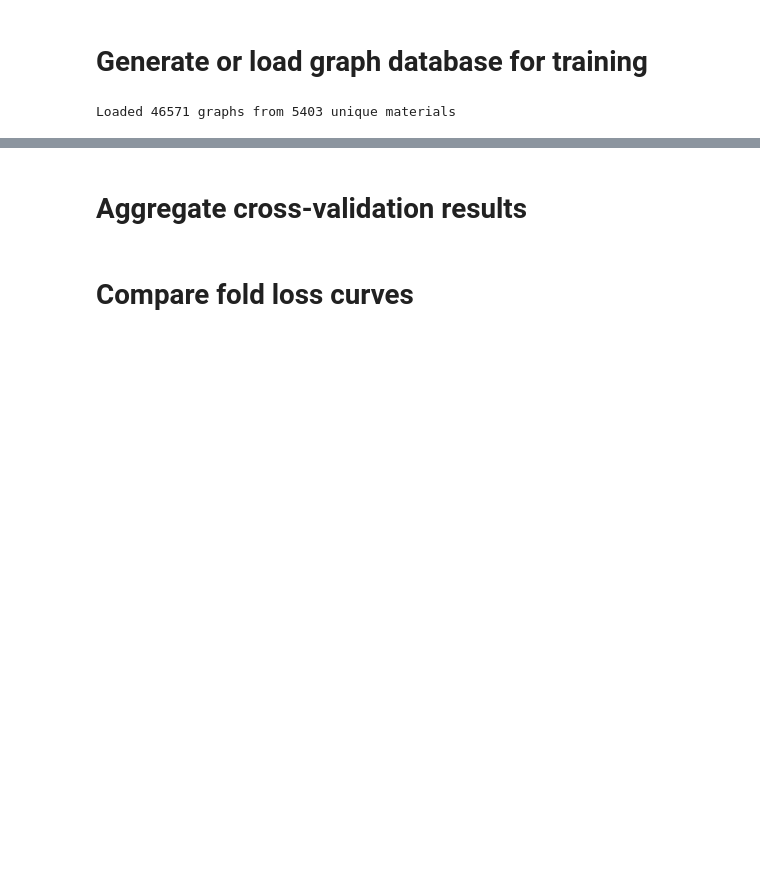
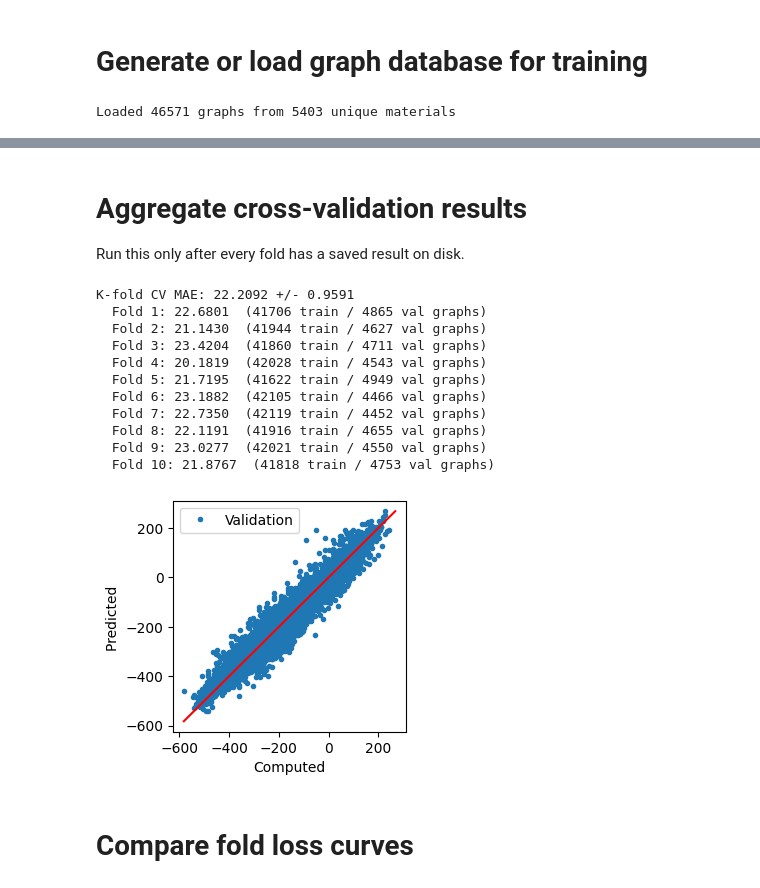
Before and after one commit to IonRepo/ml-phasetransitions, a Jupyter notebook: train-GNN-kfold.ipynb, the cells around one changed output, grey strips where cells are left out. Drawn from its saved outputs; the diff is of its cells as text; code cells hidden in the pictures; blank space fills up the shorter version.

Commit message:
Updated k-fold notebook

```diff
--- a/train-GNN-kfold.ipynb
+++ b/train-GNN-kfold.ipynb
@@ -39,19 +49,23 @@ cld.save_json(files_names, f'{target_folder}/files_names.json')
 
 
 def get_fold_files_names(fold_idx):
-    """Per-fold file paths, so each fold's standardized data/checkpoints don't overwrite one another.
+    """Per-fold file paths, namespaced by n_splits so a different fold count
+    can never collide with a previous configuration's checkpoints/results.
 
     Args:
-        fold_idx (int): Index of the current fold.
+        fold_idx (int): Index of the fold.
 
     Returns:
-        dict: File paths for this fold's train/val datasets, standardization parameters, and model checkpoint.
+        dict: File paths for this fold's data, checkpoint, and saved results.
     """
+    tag = f'n{n_splits}_fold{fold_idx}'
     return {
-        'train_dataset_std': f'{target_folder}/fold{fold_idx}_train_dataset_std.pt',
-        'val_dataset_std':   f'{target_folder}/fold{fold_idx}_val_dataset_std.pt',
-        'std_parameters':    f'{target_folder}/fold{fold_idx}_standardized_parameters.json',
-        'model':             f'{target_folder}/fold{fold_idx}_model.pt'
+        'train_dataset_std': f'{target_folder}/{tag}_train_dataset_std.pt',
+        'val_dataset_std':   f'{target_folder}/{tag}_val_dataset_std.pt',
+        'std_parameters':    f'{target_folder}/{tag}_standardized_parameters.json',
+        'model':             f'{target_folder}/{tag}_model.pt',
+        'result':            f'{target_folder}/{tag}_result.json',
+        'oof':               f'{target_folder}/{tag}_oof.json'
     }
 # %% [markdown]
 # Define parameters
@@ -146 +183,5 @@ Fold 12/12: 4953 train materials, 450 val materials
+# %%
+fold_idx_to_run = 0
+
+assert 0 <= fold_idx_to_run < n_splits, f"fold_idx_to_run must be between 0 and {n_splits - 1}"
 # %% [markdown]
@@ -319,27 +328,61 @@ Fold 4/12 best Val MAE: 26.6082
 # %% [markdown]
 # Aggregate cross-validation results
+
+Run this only after every fold has a saved result on disk.
 # %%
+missing = [k for k in range(n_splits) if not os.path.exists(get_fold_files_names(k)['result'])]
+if missing:
+    raise RuntimeError(f'Missing saved results for fold(s) {missing}. Train each one '
+                       f'(set fold_idx_to_run and restart the kernel) before aggregating.')
+
+fold_results       = []
+oof_labels         = []
+oof_predictions    = []
+oof_ground_truths  = []
+for k in range(n_splits):
+    fold_paths = get_fold_files_names(k)
+    with open(fold_paths['result']) as f:
+        fold_results.append(json.load(f))
+    with open(fold_paths['oof']) as f:
+        oof_data = json.load(f)
+    oof_labels.extend(oof_data['labels'])
+    oof_predictions.append(np.array(oof_data['predictions']))
+    oof_ground_truths.append(np.array(oof_data['ground_truths']))
+
 oof_predictions   = np.concatenate(oof_predictions)
 oof_ground_truths = np.concatenate(oof_ground_truths)
 
 fold_maes = np.array([r['val_mae'] for r in fold_results])
 print(f'K-fold CV MAE: {fold_maes.mean():.4f} +/- {fold_maes.std():.4f}')
 for r in fold_results:
     print(f"  Fold {r['fold'] + 1}: {r['val_mae']:.4f}  ({r['n_train_graphs']} train / {r['n_val_graphs']} val graphs)")
 
 # Every material was validated exactly once, by a model that never trained on
 # it - so this parity plot covers the full dataset without needing a separate
 # held-out test split
 cld.parity_plot(validation=np.array([oof_ground_truths, oof_predictions]),
                 save_to=f'{target_folder}/GCNN-kfold-parity.pdf')
 
 cv_summary = {
     'n_splits':     n_splits,
     'fold_val_mae': fold_maes.tolist(),
     'mean_val_mae': float(fold_maes.mean()),
     'std_val_mae':  float(fold_maes.std())
 }
 cld.save_json(cv_summary, files_names['cv_summary'])
+# %% [output]
+K-fold CV MAE: 22.2092 +/- 0.9591
+  Fold 1: 22.6801  (41706 train / 4865 val graphs)
+  Fold 2: 21.1430  (41944 train / 4627 val graphs)
+  Fold 3: 23.4204  (41860 train / 4711 val graphs)
+  Fold 4: 20.1819  (42028 train / 4543 val graphs)
+  Fold 5: 21.7195  (41622 train / 4949 val graphs)
+  Fold 6: 23.1882  (42105 train / 4466 val graphs)
+  Fold 7: 22.7350  (42119 train / 4452 val graphs)
+  Fold 8: 22.1191  (41916 train / 4655 val graphs)
+  Fold 9: 23.0277  (42021 train / 4550 val graphs)
+  Fold 10: 21.8767  (41818 train / 4753 val graphs)
+[figure, added]
 # %% [markdown]
 # Compare fold loss curves
 # %%
```
Also changed, not shown: parts of 13 cells of this notebook.
